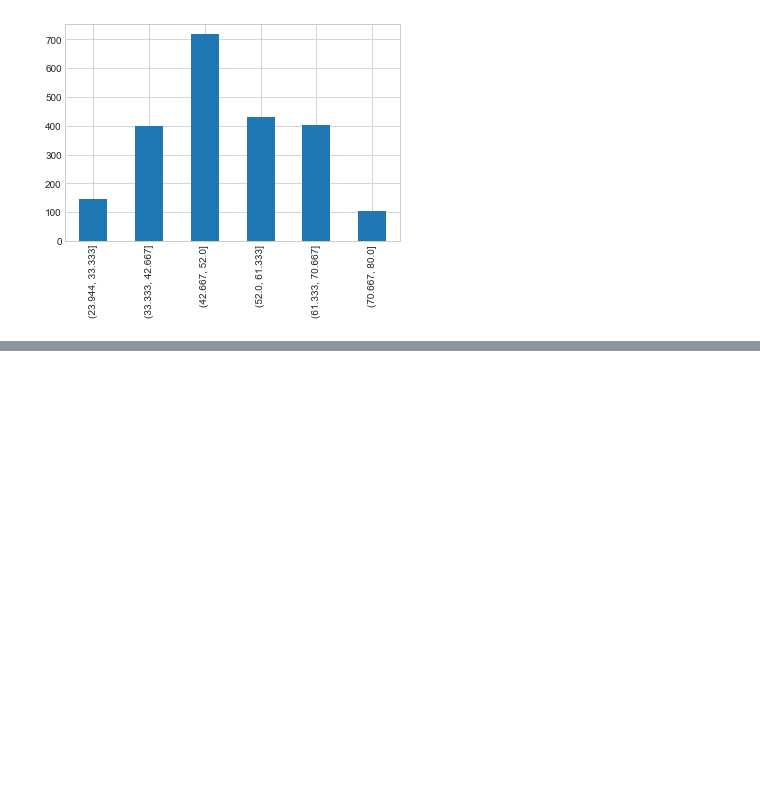
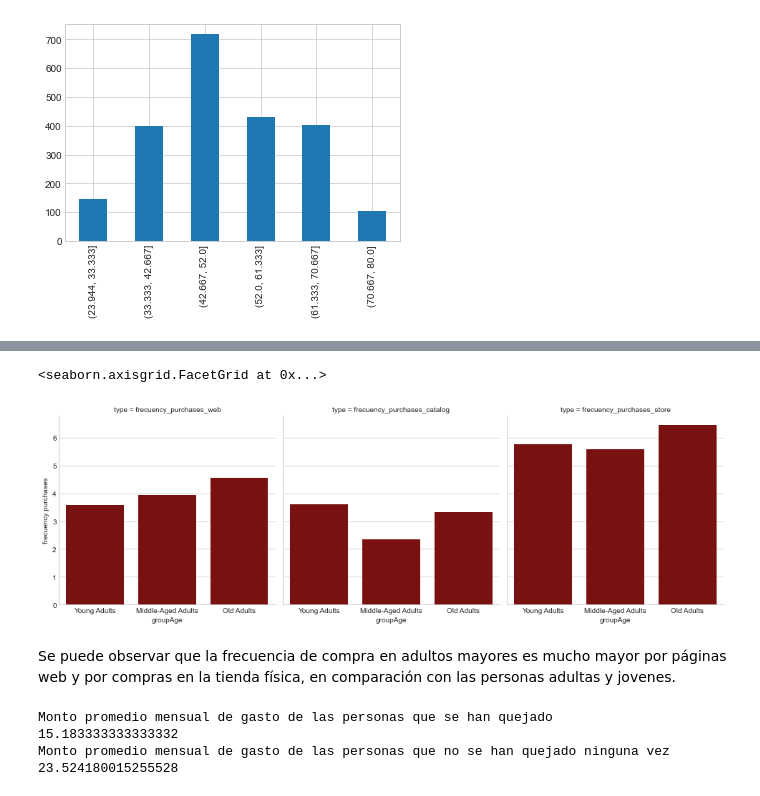
Before and after one commit to jose25050/proyectoFinalDataAnalytics, a Jupyter notebook: src/eda.ipynb, the cells around one changed output, grey strips where cells are left out. Drawn from its saved outputs; the diff is of its cells as text; code cells hidden in the pictures; blank space fills up the shorter version.

Commit message:
Avances finales del análisis exploratorio

```diff
--- a/src/eda.ipynb
+++ b/src/eda.ipynb
@@ -494,0 +478,9 @@ data_final_exploratorio.loc[:,data_final_exploratorio.columns.str.startswith()]
+# %%
+## Almacenando la variable de grupo de edad
+data_final["groupAge"] = pd.cut(data_final["Age"],
+group_age,
+labels = ["Young Adults","Middle-Aged Adults","Old Adults"])
+# %%
+## Creando la variable número de veces de compra sea de cualquier medio
+
+data_final["NumPurchases"] = data_final[["NumWebPurchases","NumCatalogPurchases","NumStorePurchases"]].sum(axis = 1)
@@ -494,0 +497,9 @@ data_final_exploratorio.loc[:,data_final_exploratorio.columns.str.startswith()]
+# %%
+## ¿Cuantas veces un cliente va a comprar según grupo de edad por medio de compra?
+
+data_group_age = data_final.groupby("groupAge").agg(
+    frecuency_purchases_web = ("NumWebPurchases","mean"),
+    frecuency_purchases_catalog = ("NumCatalogPurchases","mean"),
+    frecuency_purchases_store = ("NumStorePurchases","mean"),
+    )
+data_group_age.style.background_gradient(cmap='PuBu')
@@ -494,0 +512,4 @@ data_final_exploratorio.loc[:,data_final_exploratorio.columns.str.startswith()]
+# %%
+data_group_age_2 =data_group_age.reset_index().melt(id_vars =["groupAge"],
+var_name='type', value_name='frecuency purchases')
+data_group_age_2
@@ -494,0 +527,10 @@ data_final_exploratorio.loc[:,data_final_exploratorio.columns.str.startswith()]
+# %%
+
+g = sns.FacetGrid(data_group_age_2, col = "type", height= 4.5)
+g.map(sns.barplot,"groupAge", "frecuency purchases", color = "#8B0000",
+ order = ["Young Adults", "Middle-Aged Adults", "Old Adults"])
+# %% [output]
+<seaborn.axisgrid.FacetGrid at 0x...>
+[figure, added]
+# %% [markdown]
+Se puede observar que la frecuencia de compra en adultos mayores es mucho mayor por páginas web y por compras en la tienda física, en comparación con las personas adultas y jovenes.
@@ -494,0 +541,10 @@ data_final_exploratorio.loc[:,data_final_exploratorio.columns.str.startswith()]
+# %%
+print("Monto promedio mensual de gasto de las personas que se han quejado")
+print(data_final["MntProducts"][data_final["Complain"] == 1].mean() / 24)
+print("Monto promedio mensual de gasto de las personas que no se han quejado ninguna vez")
+print(data_final["MntProducts"][data_final["Complain"] == 0].mean() / 24)
+# %% [output]
+Monto promedio mensual de gasto de las personas que se han quejado
+15.183333333333332
+Monto promedio mensual de gasto de las personas que no se han quejado ninguna vez
+23.524180015255528
```
Also changed, not shown: parts of 76 cells of this notebook.
